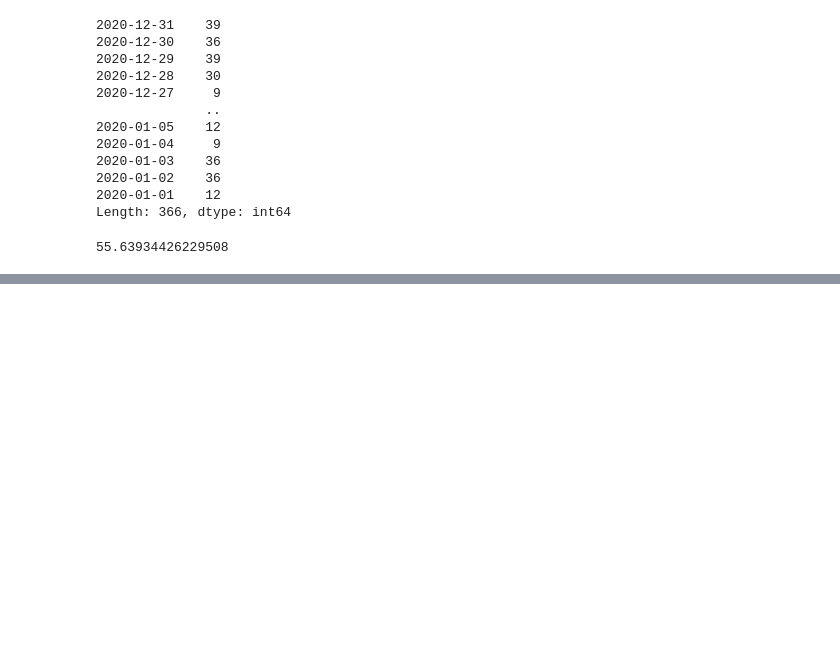
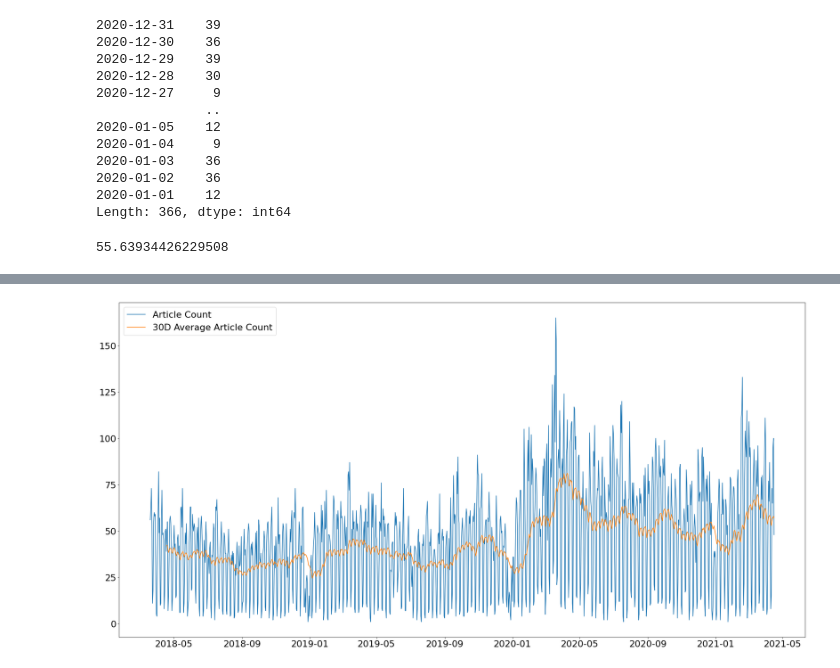
Before and after one commit to hoestlund/thesis, a Jupyter notebook: data_visualisation/reuters_analysis.ipynb, the cells around one changed output, grey strips where cells are left out. Saved outputs shown, nothing was run; the diff lists cells and outputs as text; code cells hidden in the pictures; blank space fills up the shorter version.

Commit message:
Freq and rolling freq of articles. mean measures for years

```diff
--- a/data_visualisation/reuters_analysis.ipynb
+++ b/data_visualisation/reuters_analysis.ipynb
@@ -128,0 +180,3 @@ y2020.mean()
+# %%
+rolling_time_series = time_series.sort_index(ascending=True).rolling(30).mean()
+rolling_time_series.sort_index(ascending=False)
@@ -128,0 +196,9 @@ y2020.mean()
+# %%
+plt.figure(figsize=(30,15))
+plt.rcParams.update({'font.size': 22})
+plt.plot(time_series, label='Article Count')
+plt.plot(rolling_time_series, label='30D Average Article Count')
+plt.legend(loc="upper left")
+plt.show()
+# %% [output]
+[figure, added]
```
Also changed, not shown: parts of 5 cells of this notebook.
